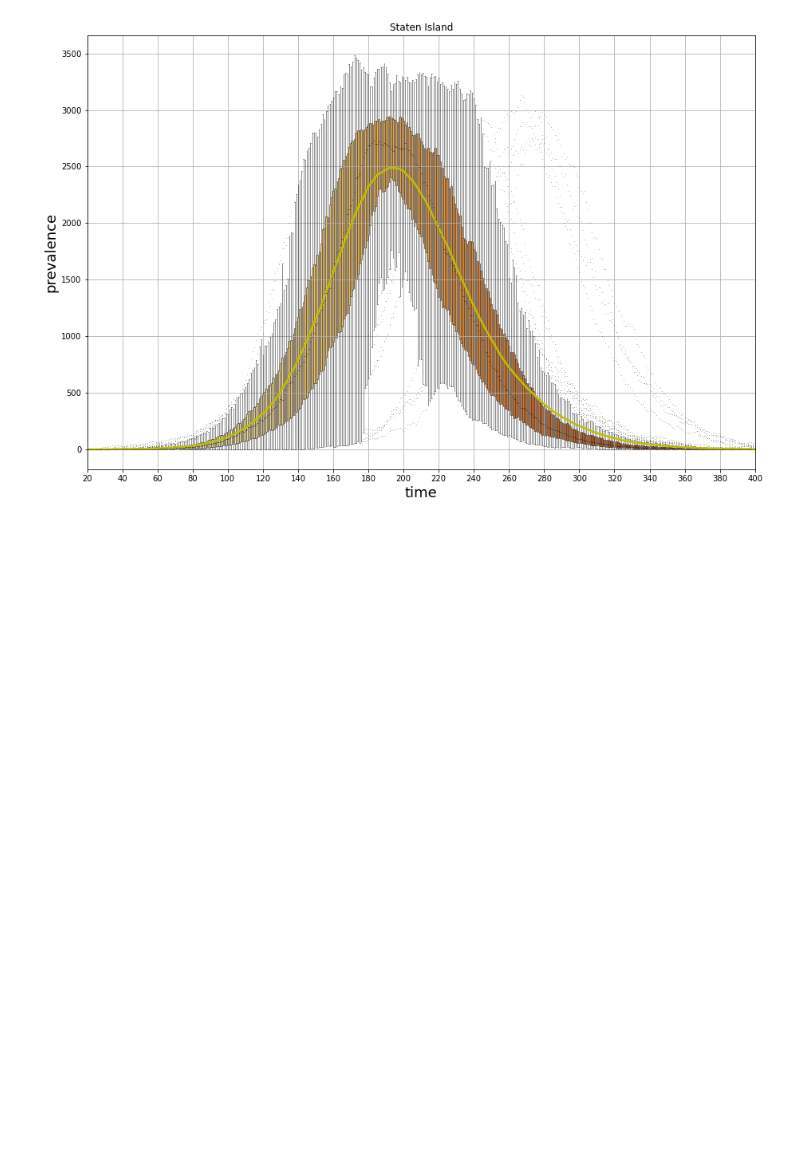
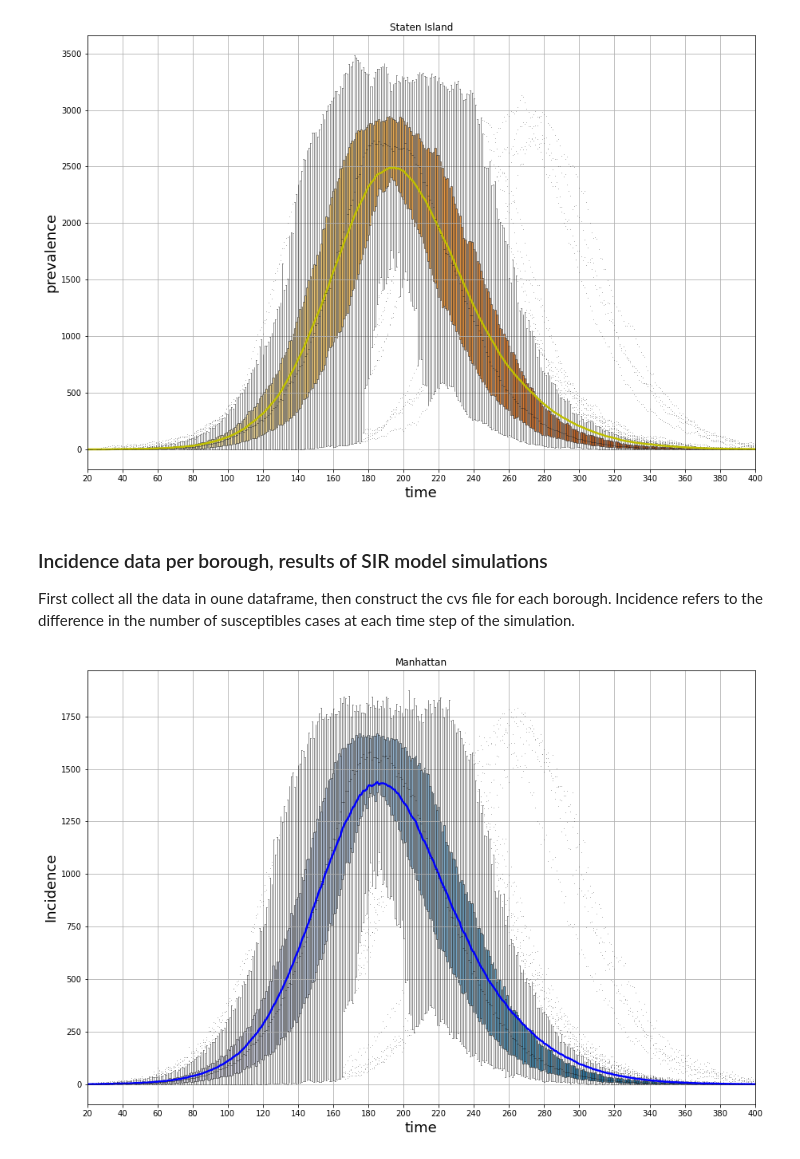
Before and after one commit to ClaudiaDeceglie/Thesis_NYC_covid19, a Jupyter notebook: Results of simulations of SIR model per borough (without modification).ipynb, the cells around one changed output. Saved outputs shown, nothing was run; the diff lists cells and outputs as text; code cells hidden in the pictures; blank space fills up the shorter version.

```diff
--- a/Results of simulations of SIR model per borough (without modification).ipynb
+++ b/Results of simulations of SIR model per borough (without modification).ipynb
@@ -275,3 +277,8 @@ plt.xlim([20,400])
 plt.grid()
 # %% [output]
 [figure]
+# %% [markdown]
+### Incidence data per borough, results of SIR model simulations
+
+First collect all the data in oune dataframe, then construct the cvs file for each borough.
+Incidence refers to the difference in the number of susceptibles cases at each time step of the simulation.
@@ -277,0 +376,46 @@ plt.grid()
+# %%
+manhattan_incidence = pd.read_excel("/home/claudia/Scrivania/Tesi NYC pandemic /Modello/Manhattan_out_incidence_modified_435.xlsx")
+bronx_incidence = pd.read_excel("/home/claudia/Scrivania/Tesi NYC pandemic /Modello/Bronx_out_incidence_modified_435.xlsx")
+brooklyn_incidence = pd.read_excel("/home/claudia/Scrivania/Tesi NYC pandemic /Modello/Brooklyn_out_incidence_modified_435.xlsx")
+queens_incidence = pd.read_excel("/home/claudia/Scrivania/Tesi NYC pandemic /Modello/Queens_out_incidence_modified_435.xlsx")
+staten_island_incidence = pd.read_excel("/home/claudia/Scrivania/Tesi NYC pandemic /Modello/Staten_Island_out_incidence_modified_435.xlsx")
+
+k = len(manhattan_incidence)
+
+manhattan_incidence.drop(['time step_x'], axis='columns', inplace=True)
+full_average_man2=[np.average(np.array(manhattan_incidence.loc[i])) for i in range(k)]
+full_array_man2=[np.array(manhattan_incidence.loc[t]) for t in range(k)]
+
+bronx_incidence.drop(['time step_x'], axis='columns', inplace=True)
+full_average_brn2=[np.average(np.array(bronx_incidence.loc[i])) for i in range(k)]
+full_array_brn2=[np.array(bronx_incidence.loc[t]) for t in range(k)]
+
+brooklyn_incidence.drop(['time step_x'], axis='columns', inplace=True)
+full_average_brook2=[np.average(np.array(brooklyn_incidence.loc[i])) for i in range(k)]
+full_array_brook2=[np.array(brooklyn_incidence.loc[t]) for t in range(k)]
+
+queens_incidence.drop(['time step_x'], axis='columns', inplace=True)
+full_average_quen2=[np.average(np.array(queens_incidence.loc[i])) for i in range(k)]
+full_array_quen2=[np.array(queens_incidence.loc[t]) for t in range(k)]
+
+staten_island_incidence.drop(['time step_x'], axis='columns', inplace=True)
+full_average_stat2=[np.average(np.array(staten_island_incidence.loc[i])) for i in range(k)]
+full_array_stat2=[np.array(staten_island_incidence.loc[t]) for t in range(k)]
+# %%
+plt.figure(figsize=(15,10))
+
+plt.xlabel('time', fontsize=18)
+plt.ylabel('Incidence', fontsize=18)
+plt.title('Manhattan')
+plt.xticks(fontsize=10)
+plt.yticks(fontsize=10)
+
+ax=sns.boxplot(data=full_array_man2, palette='PuBu', linewidth=0.5, fliersize=0.1)
+plt.plot(range(0,len(full_average_man2)),full_average_man2,color='b', linewidth=2.5)
+
+ax.xaxis.set_major_locator(ticker.MultipleLocator(20))
+ax.xaxis.set_major_formatter(ticker.ScalarFormatter())
+plt.xlim([20,400])
+plt.grid()
+# %% [output]
+[figure, added]
```
Also changed, not shown: parts of 12 cells of this notebook.
